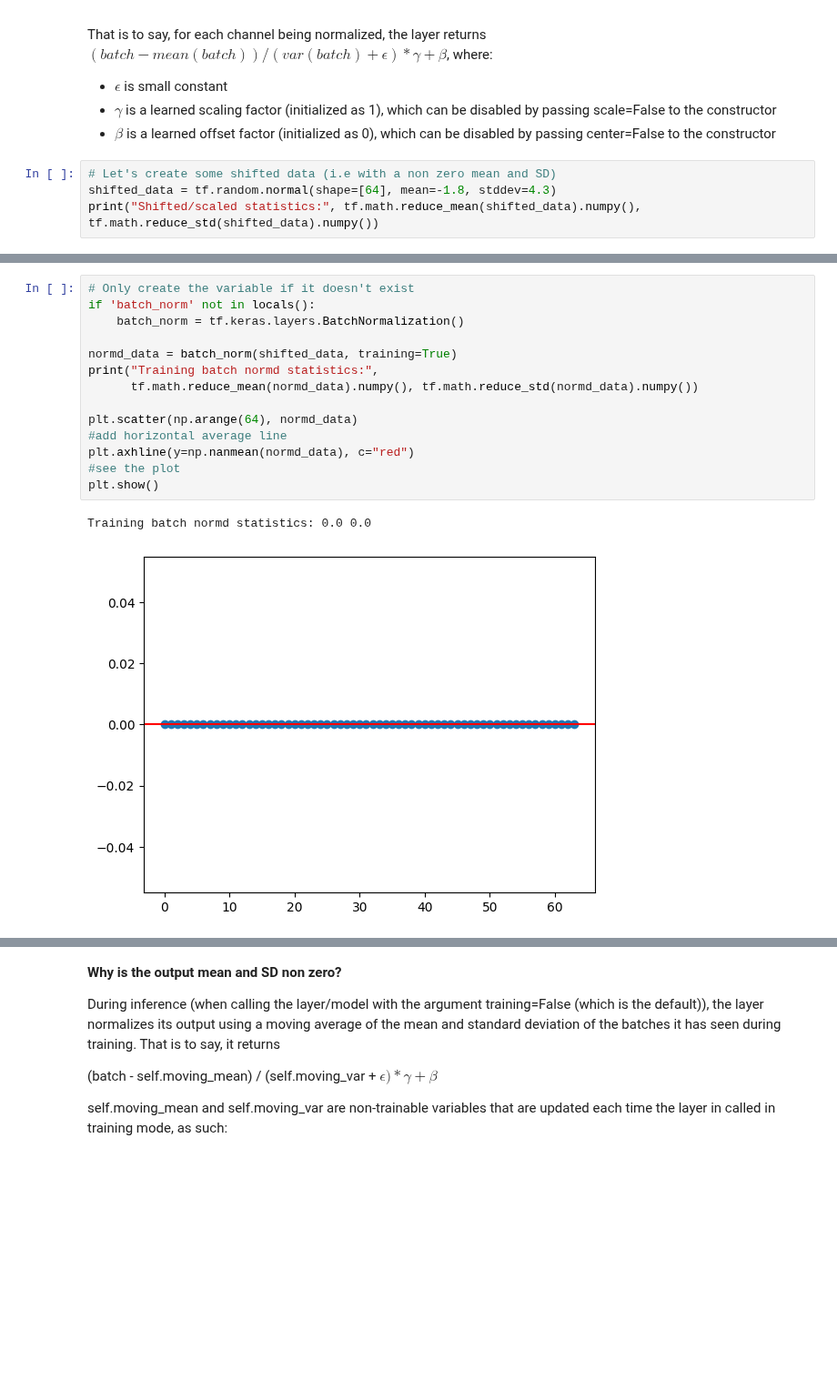
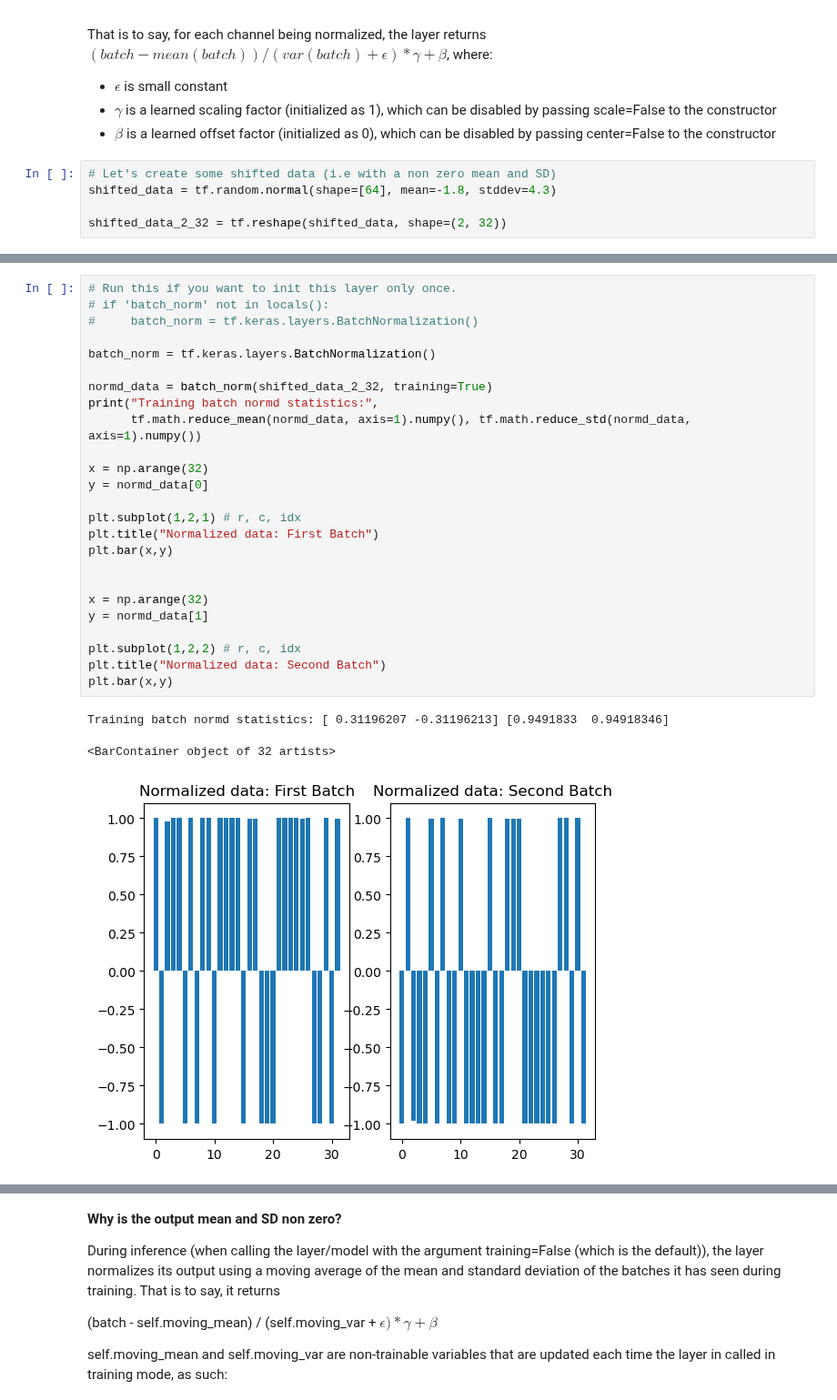
Before and after one commit to sscott-cse/Intro-Deep-Learning-Notebooks, a Jupyter notebook: CSCE-479-879/Hackathons/hackathon5.ipynb, the cells around one changed output, grey strips where cells are left out. Shown at 91% size. Cells and saved outputs as stored; diff of their text form; blank space fills up the shorter version.

```diff
--- a/CSCE-479-879/Hackathons/hackathon5.ipynb
+++ b/CSCE-479-879/Hackathons/hackathon5.ipynb
@@ -38,5 +38,6 @@ That is to say, for each channel being normalized, the layer returns $(batch - m
 # %%
 # Let's create some shifted data (i.e with a non zero mean and SD)
 shifted_data = tf.random.normal(shape=[64], mean=-1.8, stddev=4.3)
-print("Shifted/scaled statistics:", tf.math.reduce_mean(shifted_data).numpy(), tf.math.reduce_std(shifted_data).numpy())
+
+shifted_data_2_32 = tf.reshape(shifted_data, shape=(2, 32))
 # %% [output]
@@ -54,20 +77,32 @@ plt.show()
 # %%
-# Only create the variable if it doesn't exist
-if 'batch_norm' not in locals():
-    batch_norm = tf.keras.layers.BatchNormalization()
+# Run this if you want to init this layer only once.
+# if 'batch_norm' not in locals():
+#     batch_norm = tf.keras.layers.BatchNormalization()
 
-normd_data = batch_norm(shifted_data, training=True)
+batch_norm = tf.keras.layers.BatchNormalization()
+
+normd_data = batch_norm(shifted_data_2_32, training=True)
 print("Training batch normd statistics:",
-      tf.math.reduce_mean(normd_data).numpy(), tf.math.reduce_std(normd_data).numpy())
+      tf.math.reduce_mean(normd_data, axis=1).numpy(), tf.math.reduce_std(normd_data, axis=1).numpy())
 
-plt.scatter(np.arange(64), normd_data)
-#add horizontal average line
-plt.axhline(y=np.nanmean(normd_data), c="red")
-#see the plot
-plt.show()
+x = np.arange(32)
+y = normd_data[0]
+
+plt.subplot(1,2,1) # r, c, idx
+plt.title("Normalized data: First Batch")
+plt.bar(x,y)
+
+
+x = np.arange(32)
+y = normd_data[1]
+
+plt.subplot(1,2,2) # r, c, idx
+plt.title("Normalized data: Second Batch")
+plt.bar(x,y)
 # %% [output]
-Training batch normd statistics: 0.0 0.0
+Training batch normd statistics: [ 0.31196207 -0.31196213] [0.9491833  0.94918346]
+<BarContainer object of 32 artists>
-[figure, old version]
+[figure, new version]
 # %%
 # This is what the BN layer uses for normalization during inference time
 print("Moving mean:", tf.reduce_mean(batch_norm.moving_mean).numpy(),
```
Also changed, not shown: parts of 12 cells of this notebook, 1 other file.
